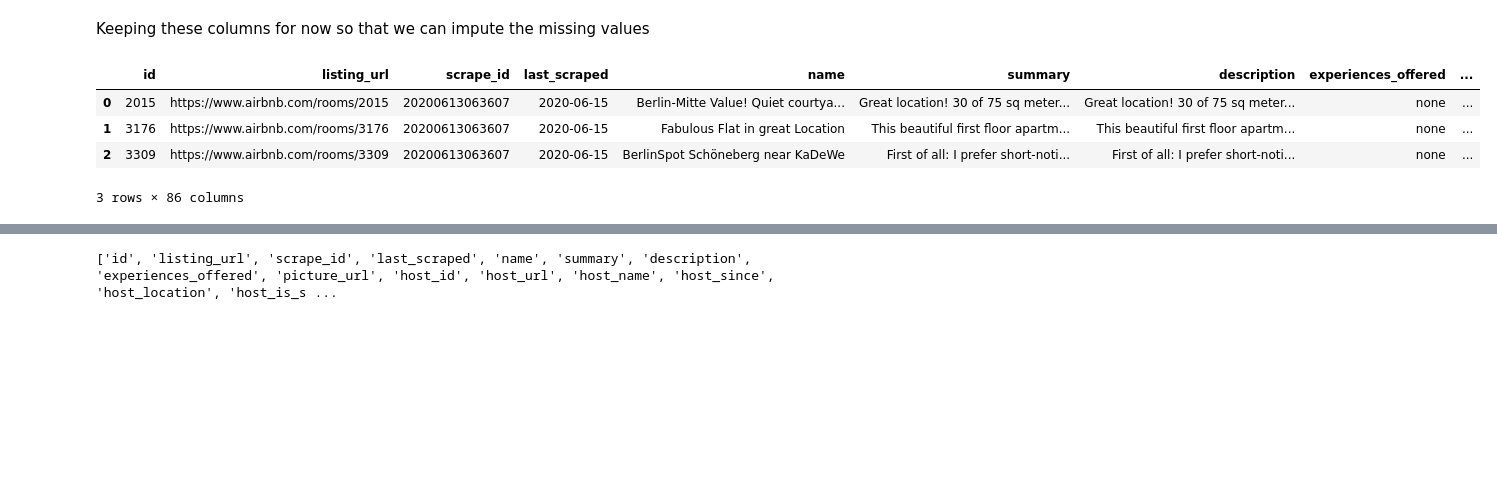
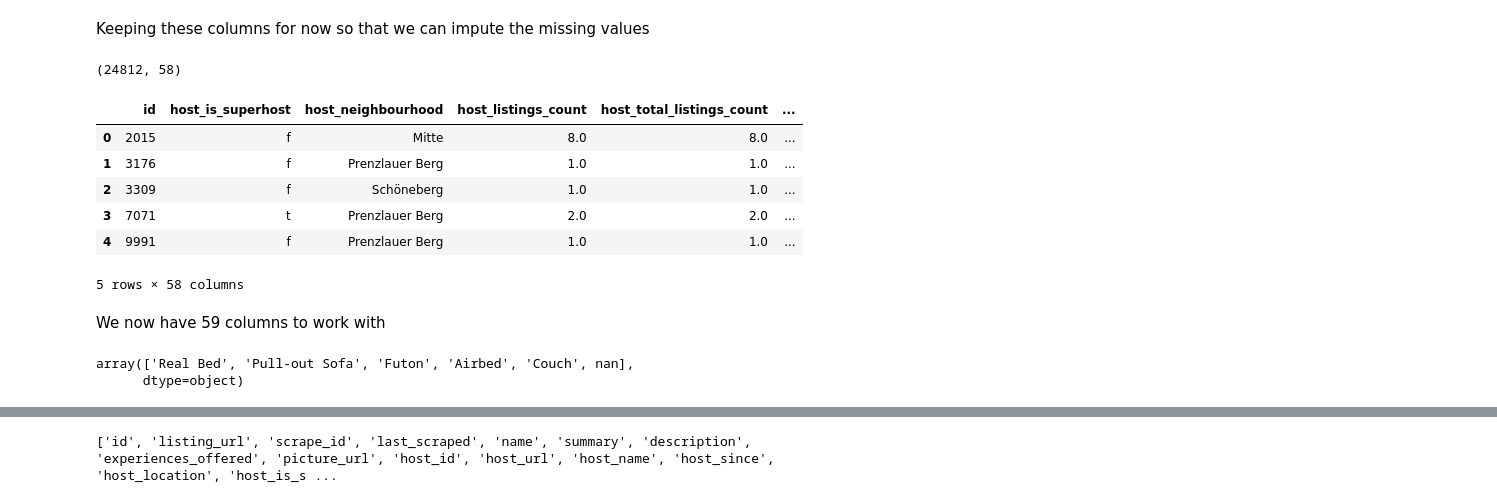
Before and after one commit to wkirui/Airbnb-Price-Prediction, a Jupyter notebook: Airbnb Data Data Processing.ipynb, the cells around one changed output, grey strips where cells are left out. Cells and saved outputs as stored; diff of their text form; code cells hidden in the pictures; blank space fills up the shorter version.

```diff
--- a/Airbnb Data Data Processing.ipynb
+++ b/Airbnb Data Data Processing.ipynb
@@ -66,6 +66,7 @@ listings_data = clean_prices_column(listings_data,'weekly_price')
 listings_data = clean_prices_column(listings_data,'monthly_price')
 listings_data = clean_prices_column(listings_data,'security_deposit')
 listings_data = clean_prices_column(listings_data,'cleaning_fee')
+listings_data = clean_prices_column(listings_data,'extra_people')
 # %% [markdown]
 - As shown below, most apartments cost less than $500
 # %%
@@ -286,32 +287,48 @@ percent_missing_values[(percent_missing_values['%_missing_values']>=5) &
 | 5 | summary | 5.02 |
 # %% [markdown]
 Keeping these columns for now so that we can impute the missing values
+# %%
+# drop listing where country code is not Germany
+# we only have one
+reshaped_listings_data = reshaped_listings_data[reshaped_listings_data['country_code']=='DE']
 # %%
-# create list of columns without decription,ids or summary
-working_list = ['id','host_since', 'host_location', 'host_is_superhost',
-                'host_neighbourhood', 'host_listings_count', 'host_total_listings_count', 'host_verifications',
-                'host_has_profile_pic', 'host_identity_verified', 'street', 'neighbourhood', 'neighbourhood_cleansed',
-                'neighbourhood_group_cleansed', 'city', 'state', 'zipcode', 'market', 'smart_location',
-                'country_code', 'country', 'latitude', 'longitude', 'is_location_exact', 'property_type',
-                'room_type', 'accommodates', 'bathrooms', 'bedrooms', 'beds', 'bed_type', 'amenities',
+# columns to check later: host_since, amenities,calendar_updated,
+# 'street','first_review', 'last_review','smart_location','neighbourhood','calendar_last_scraped'
+
+# create list of potential features
+working_list = ['id','host_is_superhost',
+                'host_neighbourhood', 'host_listings_count', 'host_total_listings_count',
+                'host_identity_verified', 'neighbourhood_cleansed',
+                'neighbourhood_group_cleansed', 'city', 'state', 'zipcode',
+                'latitude', 'longitude', 'is_location_exact', 'property_type',
+                'room_type', 'accommodates', 'bathrooms', 'bedrooms', 'beds', 'bed_type',
                 'price', 'guests_included', 'extra_people', 'minimum_nights', 'maximum_nights',
                 'minimum_minimum_nights', 'maximum_minimum_nights', 'minimum_maximum_nights',
                 'maximum_maximum_nights', 'minimum_nights_avg_ntm', 'maximum_nights_avg_ntm',
-                'calendar_updated', 'has_availability', 'availability_30', 'availability_60',
-                'availability_90', 'availability_365', 'calendar_last_scraped', 'number_of_reviews',
-                'number_of_reviews_ltm', 'first_review', 'last_review', 'review_scores_rating',
+                'has_availability', 'availability_30', 'availability_60',
+                'availability_90', 'availability_365', 'number_of_reviews',
+                'number_of_reviews_ltm','review_scores_rating',
                 'review_scores_accuracy','review_scores_cleanliness', 'review_scores_checkin',
                 'review_scores_communication', 'review_scores_location', 'review_scores_value',
                 'requires_license', 'instant_bookable', 'is_business_travel_ready', 'cancellation_policy',
                 'require_guest_profile_picture', 'require_guest_phone_verification',
                 'calculated_host_listings_count', 'calculated_host_listings_count_entire_homes',
                 'calculated_host_listings_count_private_rooms', 'calculated_host_listings_count_shared_rooms',
                 'reviews_per_month', 'distance']
 
-reshaped_listings_data.head(3)
+# select the columns we need
+reshaped_listings_data = reshaped_listings_data[working_list]
+reshaped_listings_data = reshaped_listings_data.copy()
+print(reshaped_listings_data.shape)
+reshaped_listings_data.head()
 # %% [output]
+(24812, 58)
-|  | id | listing_url | scrape_id | last_scraped | name | summary | description | experiences_offered | ... |
-| 0 | 2015 | https://www.airbnb.com/rooms/2015 | 20200613063607 | 2020-06-15 | Berlin-Mitte Value! Quiet courtya... | Great location! 30 of 75 sq meter... | Great location! 30 of 75 sq meter... | none | ... |
-| 1 | 3176 | https://www.airbnb.com/rooms/3176 | 20200613063607 | 2020-06-15 | Fabulous Flat in great Location | This beautiful first floor apartm... | This beautiful first floor apartm... | none | ... |
-| 2 | 3309 | https://www.airbnb.com/rooms/3309 | 20200613063607 | 2020-06-15 | BerlinSpot Schöneberg near KaDeWe | First of all: I prefer short-noti... | First of all: I prefer short-noti... | none | ... |
+|  | id | host_is_superhost | host_neighbourhood | host_listings_count | host_total_listings_count | ... |
+| 0 | 2015 | f | Mitte | 8.0 | 8.0 | ... |
+| 1 | 3176 | f | Prenzlauer Berg | 1.0 | 1.0 | ... |
+| 2 | 3309 | f | Schöneberg | 1.0 | 1.0 | ... |
+| 3 | 7071 | t | Prenzlauer Berg | 2.0 | 2.0 | ... |
+| 4 | 9991 | f | Prenzlauer Berg | 1.0 | 1.0 | ... |
-3 rows × 86 columns
+5 rows × 58 columns
+# %% [markdown]
+We now have 59 columns to work with
@@ -317,0 +356,5 @@ reshaped_listings_data.head(3)
+# %%
+reshaped_listings_data['bed_type'].unique()
+# %% [output]
+array(['Real Bed', 'Pull-out Sofa', 'Futon', 'Airbed', 'Couch', nan],
+      dtype=object)
```
Also changed, not shown: parts of 7 cells of this notebook.
